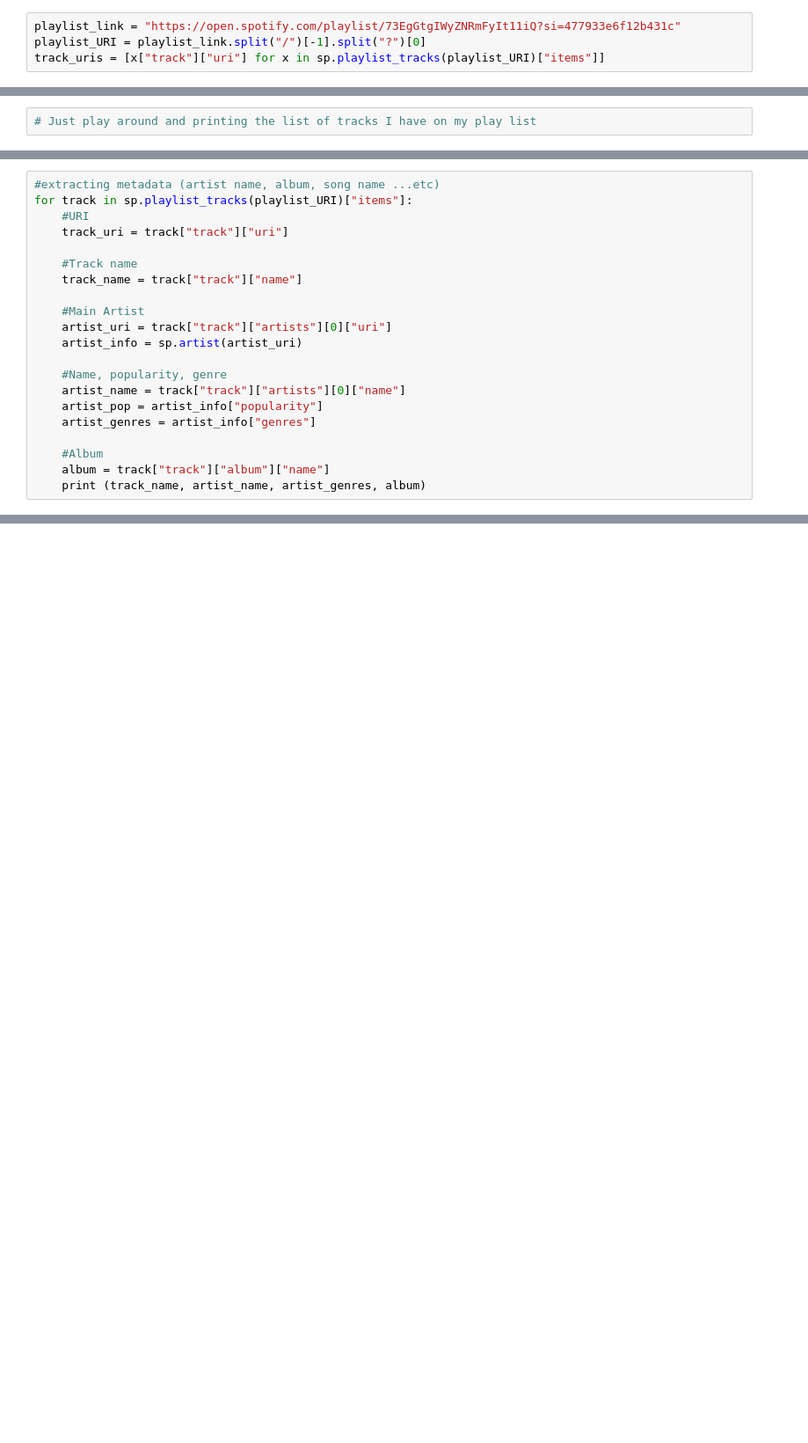
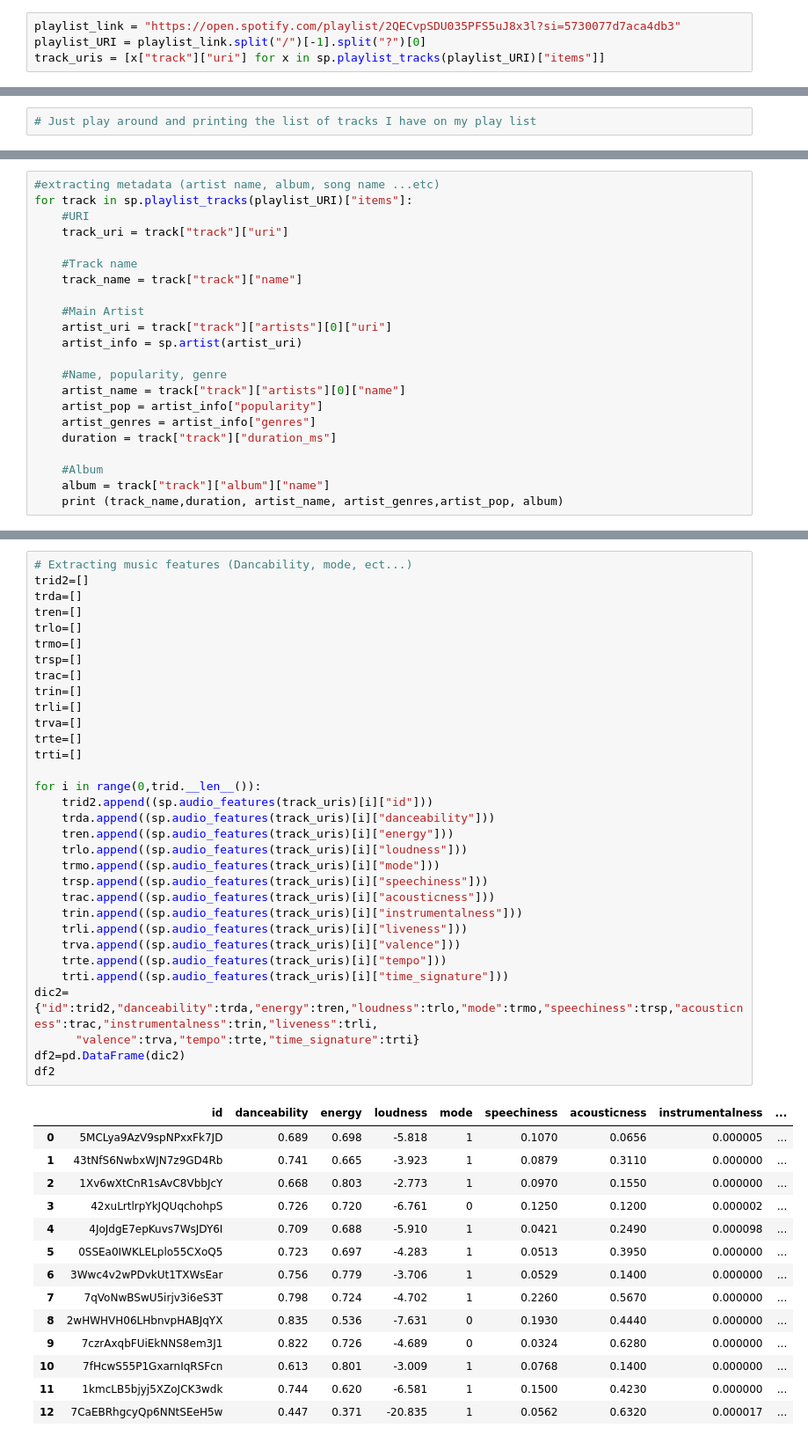
Before and after one commit to AsmaElmahi/Sudanese_music_clustering, a Jupyter notebook: MIR-Spotify Connection.ipynb, the cells around one changed output, grey strips where cells are left out. Shown at 88% size. Drawn from its saved outputs; the diff is of its cells as text; blank space fills up the shorter version.

Commit message:
Building basic features dataframe and analysis

```diff
--- a/MIR-Spotify Connection.ipynb
+++ b/MIR-Spotify Connection.ipynb
@@ -13,7 +16,7 @@ sp = spotipy.Spotify(client_credentials_manager = client_credentials_manager)
 # %%
 #Accessing my own play list https://open.spotify.com/playlist/73EgGtgIWyZNRmFyIt11iQ?si=477933e6f12b431c
 # %%
-playlist_link = "https://open.spotify.com/playlist/73EgGtgIWyZNRmFyIt11iQ?si=477933e6f12b431c"
+playlist_link = "https://open.spotify.com/playlist/2QECvpSDU035PFS5uJ8x3l?si=5730077d7aca4db3"
 playlist_URI = playlist_link.split("/")[-1].split("?")[0]
 track_uris = [x["track"]["uri"] for x in sp.playlist_tracks(playlist_URI)["items"]]
 # %%
@@ -63,8 +62,9 @@ for track in sp.playlist_tracks(playlist_URI)["items"]:
     artist_name = track["track"]["artists"][0]["name"]
     artist_pop = artist_info["popularity"]
     artist_genres = artist_info["genres"]
+    duration = track["track"]["duration_ms"]
 
     #Album
     album = track["track"]["album"]["name"]
-    print (track_name, artist_name, artist_genres, album)
+    print (track_name,duration, artist_name, artist_genres,artist_pop, album)
 # %% [output]
@@ -109,0 +121,47 @@ sp.audio_features(track_uri)[0]
+# %%
+# Extracting music features (Dancability, mode, ect...)
+trid2=[]
+trda=[]
+tren=[]
+trlo=[]
+trmo=[]
+trsp=[]
+trac=[]
+trin=[]
+trli=[]
+trva=[]
+trte=[]
+trti=[]
+
+for i in range(0,trid.__len__()):
+    trid2.append((sp.audio_features(track_uris)[i]["id"]))
+    trda.append((sp.audio_features(track_uris)[i]["danceability"]))
+    tren.append((sp.audio_features(track_uris)[i]["energy"]))
+    trlo.append((sp.audio_features(track_uris)[i]["loudness"]))
+    trmo.append((sp.audio_features(track_uris)[i]["mode"]))
+    trsp.append((sp.audio_features(track_uris)[i]["speechiness"]))
+    trac.append((sp.audio_features(track_uris)[i]["acousticness"]))
+    trin.append((sp.audio_features(track_uris)[i]["instrumentalness"]))
+    trli.append((sp.audio_features(track_uris)[i]["liveness"]))
+    trva.append((sp.audio_features(track_uris)[i]["valence"]))
+    trte.append((sp.audio_features(track_uris)[i]["tempo"]))
+    trti.append((sp.audio_features(track_uris)[i]["time_signature"]))
+dic2={"id":trid2,"danceability":trda,"energy":tren,"loudness":trlo,"mode":trmo,"speechiness":trsp,"acousticness":trac,"instrumentalness":trin,"liveness":trli,
+      "valence":trva,"tempo":trte,"time_signature":trti}
+df2=pd.DataFrame(dic2)
+df2
+# %% [output]
+|  | id | danceability | energy | loudness | mode | speechiness | acousticness | instrumentalness | ... |
+| 0 | 5MCLya9AzV9spNPxxFk7JD | 0.689 | 0.698 | -5.818 | 1 | 0.1070 | 0.0656 | 0.000005 | ... |
+| 1 | 43tNfS6NwbxWJN7z9GD4Rb | 0.741 | 0.665 | -3.923 | 1 | 0.0879 | 0.3110 | 0.000000 | ... |
+| 2 | 1Xv6wXtCnR1sAvC8VbbJcY | 0.668 | 0.803 | -2.773 | 1 | 0.0970 | 0.1550 | 0.000000 | ... |
+| 3 | 42xuLrtlrpYkJQUqchohpS | 0.726 | 0.720 | -6.761 | 0 | 0.1250 | 0.1200 | 0.000002 | ... |
+| 4 | 4JoJdgE7epKuvs7WsJDY6I | 0.709 | 0.688 | -5.910 | 1 | 0.0421 | 0.2490 | 0.000098 | ... |
+| 5 | 0SSEa0IWKLELplo55CXoQ5 | 0.723 | 0.697 | -4.283 | 1 | 0.0513 | 0.3950 | 0.000000 | ... |
+| 6 | 3Wwc4v2wPDvkUt1TXWsEar | 0.756 | 0.779 | -3.706 | 1 | 0.0529 | 0.1400 | 0.000000 | ... |
+| 7 | 7qVoNwBSwU5irjv3i6eS3T | 0.798 | 0.724 | -4.702 | 1 | 0.2260 | 0.5670 | 0.000000 | ... |
+| 8 | 2wHWHVH06LHbnvpHABJqYX | 0.835 | 0.536 | -7.631 | 0 | 0.1930 | 0.4440 | 0.000000 | ... |
+| 9 | 7czrAxqbFUiEkNNS8em3J1 | 0.822 | 0.726 | -4.689 | 0 | 0.0324 | 0.6280 | 0.000000 | ... |
+| 10 | 7fHcwS55P1GxarnIqRSFcn | 0.613 | 0.801 | -3.009 | 1 | 0.0768 | 0.1400 | 0.000000 | ... |
+| 11 | 1kmcLB5bjyj5XZoJCK3wdk | 0.744 | 0.620 | -6.581 | 1 | 0.1500 | 0.4230 | 0.000000 | ... |
+| 12 | 7CaEBRhgcyQp6NNtSEeH5w | 0.447 | 0.371 | -20.835 | 1 | 0.0562 | 0.6320 | 0.000017 | ... |
```
Also changed, not shown: parts of 17 cells of this notebook, 1 other file.
